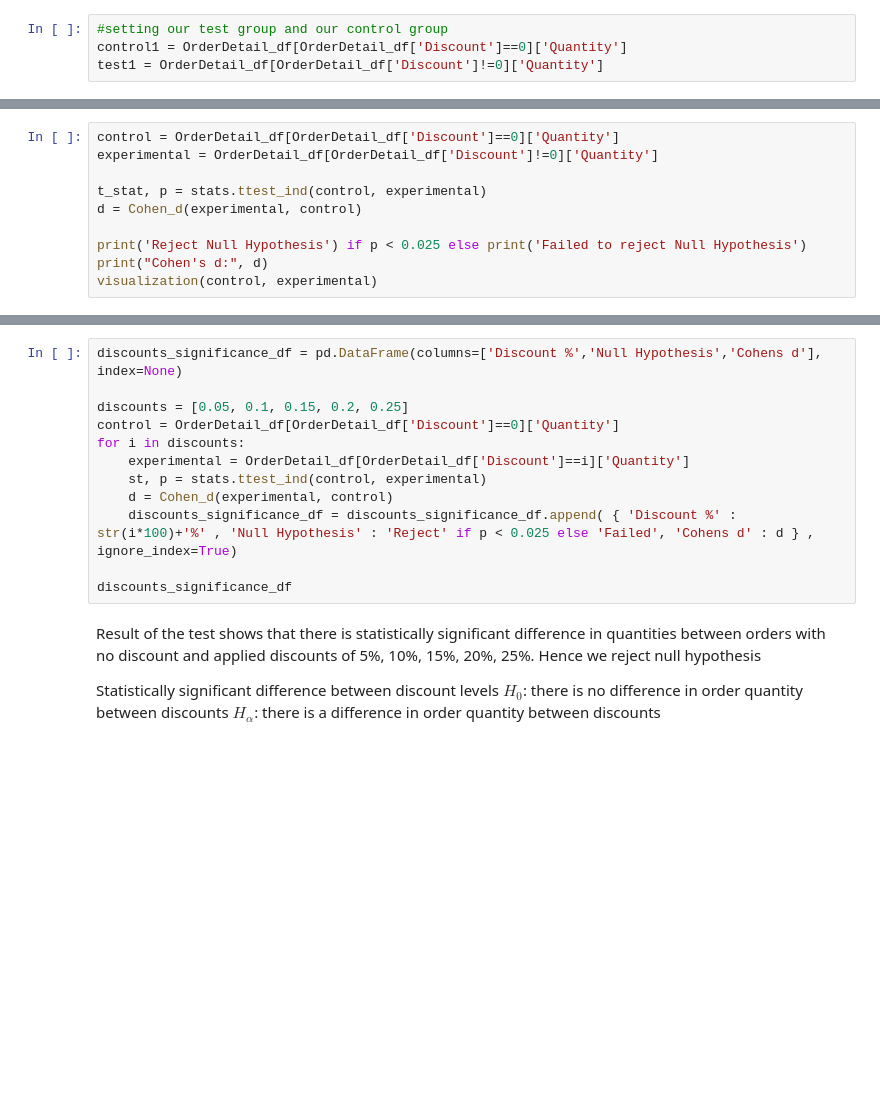
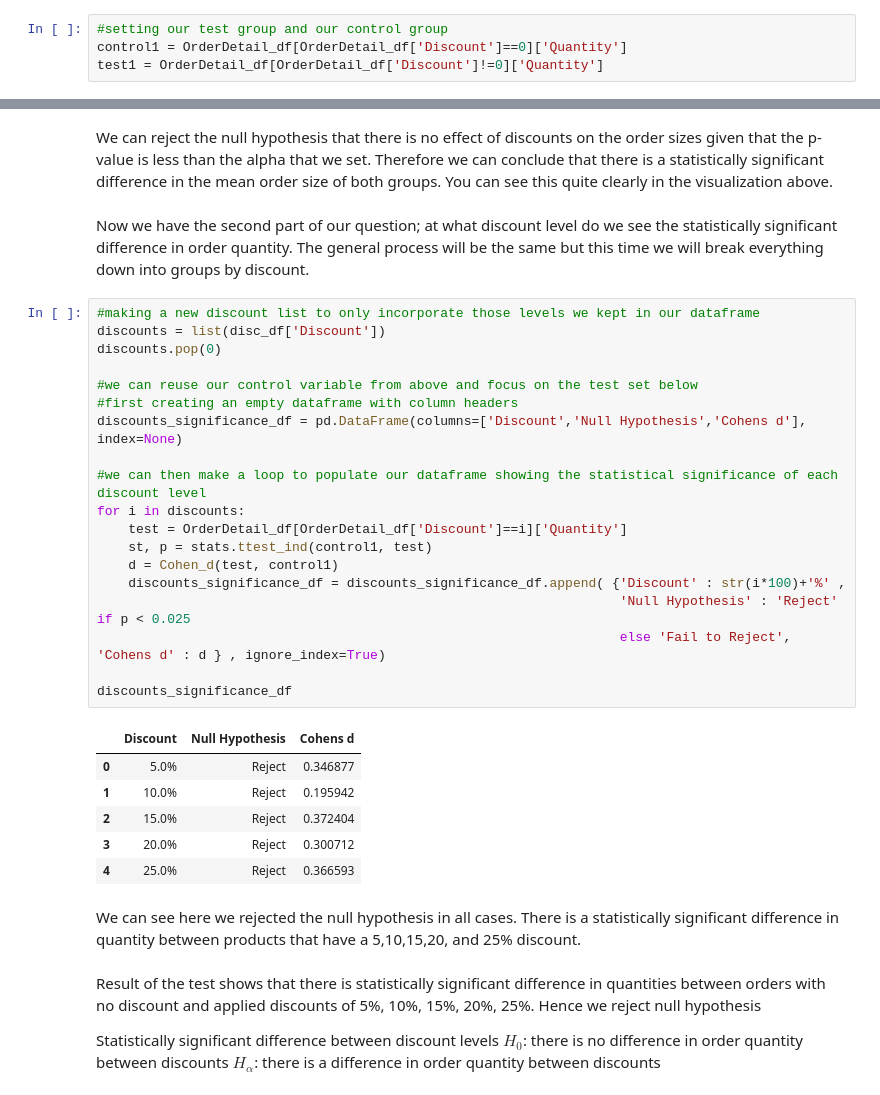
Before and after one commit to MissAle17/dsc-2-final-project-online-ds-sp-000, a Jupyter notebook: Mod2_Project_v2.ipynb, the cells around one changed output, grey strips where cells are left out. Cells and saved outputs as stored; diff of their text form; blank space fills up the shorter version.

```diff
--- a/Mod2_Project_v2.ipynb
+++ b/Mod2_Project_v2.ipynb
@@ -334,10 +339,0 @@ visualization(control, test)
-# %%
-control = OrderDetail_df[OrderDetail_df['Discount']==0]['Quantity']
-experimental = OrderDetail_df[OrderDetail_df['Discount']!=0]['Quantity']
-
-t_stat, p = stats.ttest_ind(control, experimental)
-d = Cohen_d(experimental, control)
-
-print('Reject Null Hypothesis') if p < 0.025 else print('Failed to reject Null Hypothesis')
-print("Cohen's d:", d)
-visualization(control, experimental)
@@ -353,15 +340,35 @@ We will follow the same process as previous experiment, but this time we'll brea
+# %% [markdown]
+We can reject the null hypothesis that there is no effect of discounts on the order sizes given that the p-value is less than the alpha that we set.  Therefore we can conclude that there is a statistically significant difference in the mean order size of both groups.  You can see this quite clearly in the visualization above.
+# %% [markdown]
+Now we have the second part of our question; at what discount level do we see the statistically significant difference in order quantity.  The general process will be the same but this time we will break everything down into groups by discount.
 # %%
-discounts_significance_df = pd.DataFrame(columns=['Discount %','Null Hypothesis','Cohens d'], index=None)
+#making a new discount list to only incorporate those levels we kept in our dataframe
+discounts = list(disc_df['Discount'])
+discounts.pop(0)
 
-discounts = [0.05, 0.1, 0.15, 0.2, 0.25]
-control = OrderDetail_df[OrderDetail_df['Discount']==0]['Quantity']
+#we can reuse our control variable from above and focus on the test set below
+#first creating an empty dataframe with column headers
+discounts_significance_df = pd.DataFrame(columns=['Discount','Null Hypothesis','Cohens d'], index=None)
+
+#we can then make a loop to populate our dataframe showing the statistical significance of each discount level
 for i in discounts:
-    experimental = OrderDetail_df[OrderDetail_df['Discount']==i]['Quantity']
-    st, p = stats.ttest_ind(control, experimental)
-    d = Cohen_d(experimental, control)
-    discounts_significance_df = discounts_significance_df.append( { 'Discount %' : str(i*100)+'%' , 'Null Hypothesis' : 'Reject' if p < 0.025 else 'Failed', 'Cohens d' : d } , ignore_index=True)
+    test = OrderDetail_df[OrderDetail_df['Discount']==i]['Quantity']
+    st, p = stats.ttest_ind(control1, test)
+    d = Cohen_d(test, control1)
+    discounts_significance_df = discounts_significance_df.append( {'Discount' : str(i*100)+'%' ,
+                                                                   'Null Hypothesis' : 'Reject' if p < 0.025
+                                                                   else 'Fail to Reject', 'Cohens d' : d } , ignore_index=True)
 
 discounts_significance_df
+# %% [output]
+|  | Discount | Null Hypothesis | Cohens d |
+| 0 | 5.0% | Reject | 0.346877 |
+| 1 | 10.0% | Reject | 0.195942 |
+| 2 | 15.0% | Reject | 0.372404 |
+| 3 | 20.0% | Reject | 0.300712 |
+| 4 | 25.0% | Reject | 0.366593 |
+# %% [markdown]
+We can see here we rejected the null hypothesis in all cases.  There is a statistically significant difference in quantity between products that have a 5,10,15,20, and 25% discount.
 # %% [markdown]
 
 Result of the test shows that there is statistically significant difference in quantities between orders with no discount and applied discounts of 5%, 10%, 15%, 20%, 25%. Hence we reject null hypothesis
```
Also changed, not shown: parts of 3 cells of this notebook.
